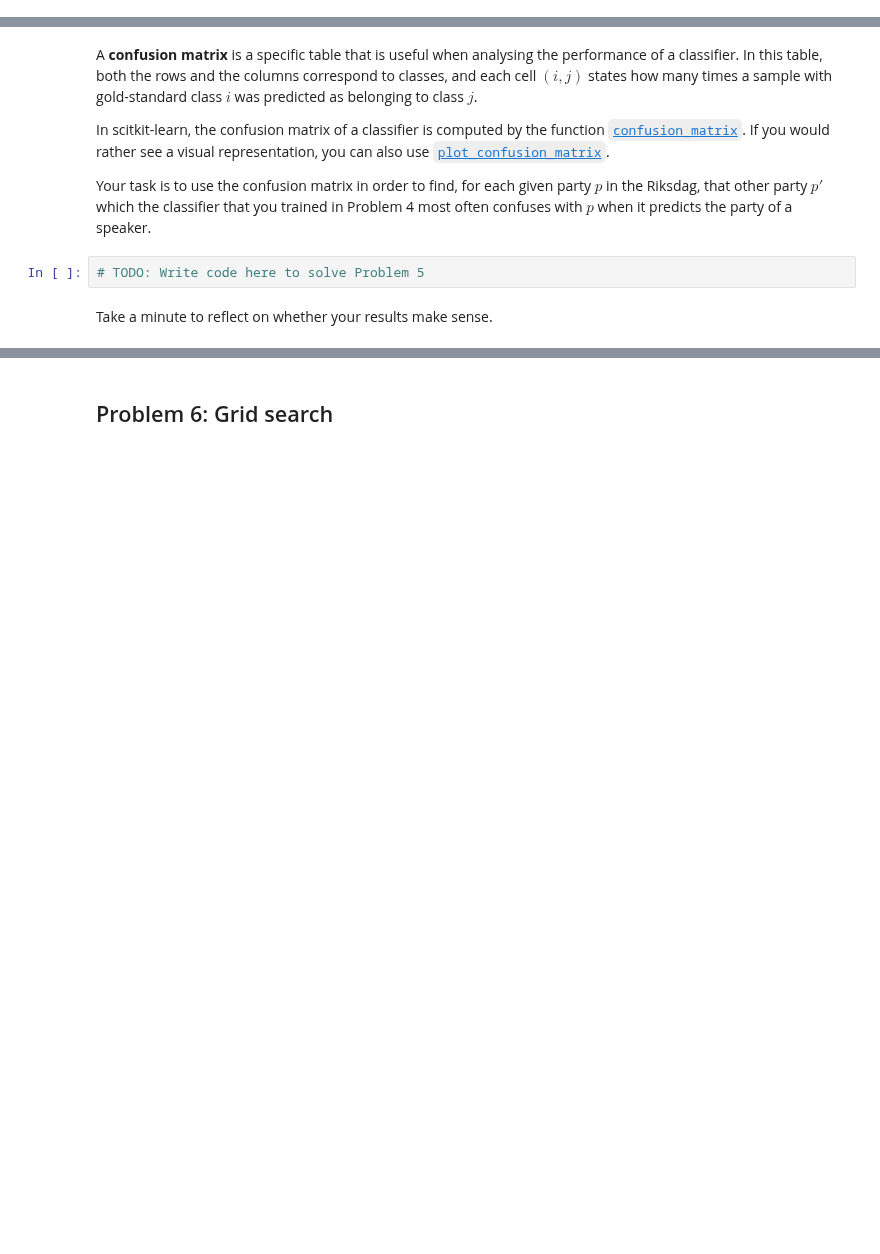
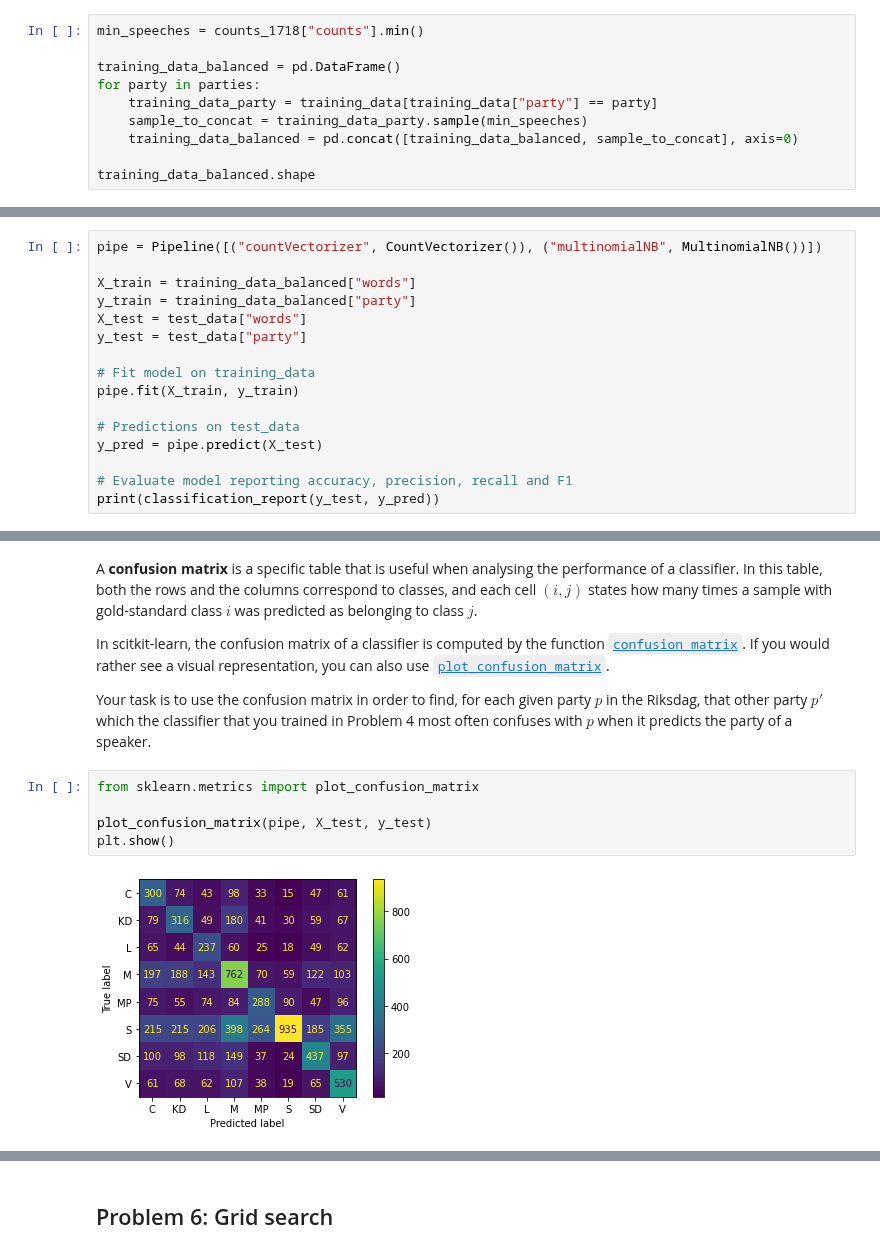
Before and after one commit to nicta839/MSc_Statistics_and_Machine_Learning, a Jupyter notebook: Text Mining - 732A92/l2/TM-L2.ipynb, the cells around one changed output, grey strips where cells are left out. Drawn from its saved outputs; the diff is of its cells as text; blank space fills up the shorter version.

```diff
--- a/Text Mining - 732A92/l2/TM-L2.ipynb
+++ b/Text Mining - 732A92/l2/TM-L2.ipynb
@@ -204,0 +201,10 @@ Implement undersampling to create a balanced subset of the training data. Rerun
+# %%
+min_speeches = counts_1718["counts"].min()
+
+training_data_balanced = pd.DataFrame()
+for party in parties:
+    training_data_party = training_data[training_data["party"] == party]
+    sample_to_concat = training_data_party.sample(min_speeches)
+    training_data_balanced = pd.concat([training_data_balanced, sample_to_concat], axis=0)
+
+training_data_balanced.shape
@@ -204,0 +213,16 @@ Implement undersampling to create a balanced subset of the training data. Rerun
+# %%
+pipe = Pipeline([("countVectorizer", CountVectorizer()), ("multinomialNB", MultinomialNB())])
+
+X_train = training_data_balanced["words"]
+y_train = training_data_balanced["party"]
+X_test = test_data["words"]
+y_test = test_data["party"]
+
+# Fit model on training_data
+pipe.fit(X_train, y_train)
+
+# Predictions on test_data
+y_pred = pipe.predict(X_test)
+
+# Evaluate model reporting accuracy, precision, recall and F1
+print(classification_report(y_test, y_pred))
@@ -210,7 +253,10 @@ A **confusion matrix** is a specific table that is useful when analysing the per
 In scitkit-learn, the confusion matrix of a classifier is computed by the function [`confusion_matrix`](https://scikit-learn.org/stable/modules/generated/sklearn.metrics.confusion_matrix.html). If you would rather see a visual representation, you can also use [`plot_confusion_matrix`](https://scikit-learn.org/stable/modules/generated/sklearn.metrics.plot_confusion_matrix.html).
 
 Your task is to use the confusion matrix in order to find, for each given party $p$ in the Riksdag, that other party $p'$ which the classifier that you trained in Problem&nbsp;4 most often confuses with $p$ when it predicts the party of a speaker.
-# %%
-# TODO: Write code here to solve Problem 5
-# %% [markdown]
-Take a minute to reflect on whether your results make sense.
+# %%
+from sklearn.metrics import plot_confusion_matrix
+
+plot_confusion_matrix(pipe, X_test, y_test)
+plt.show()
+# %% [output]
+[figure, added]
```
Also changed, not shown: parts of 8 cells of this notebook.
